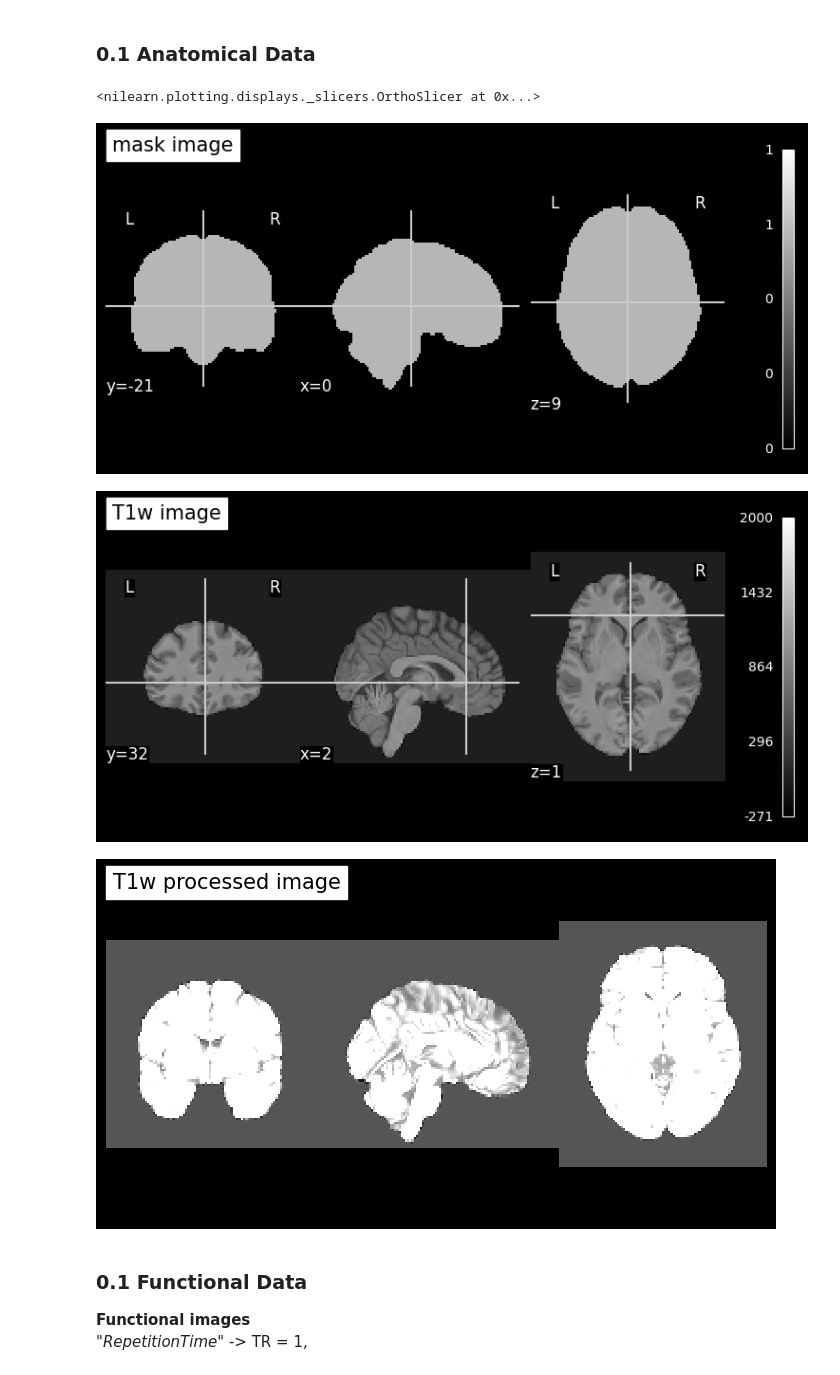
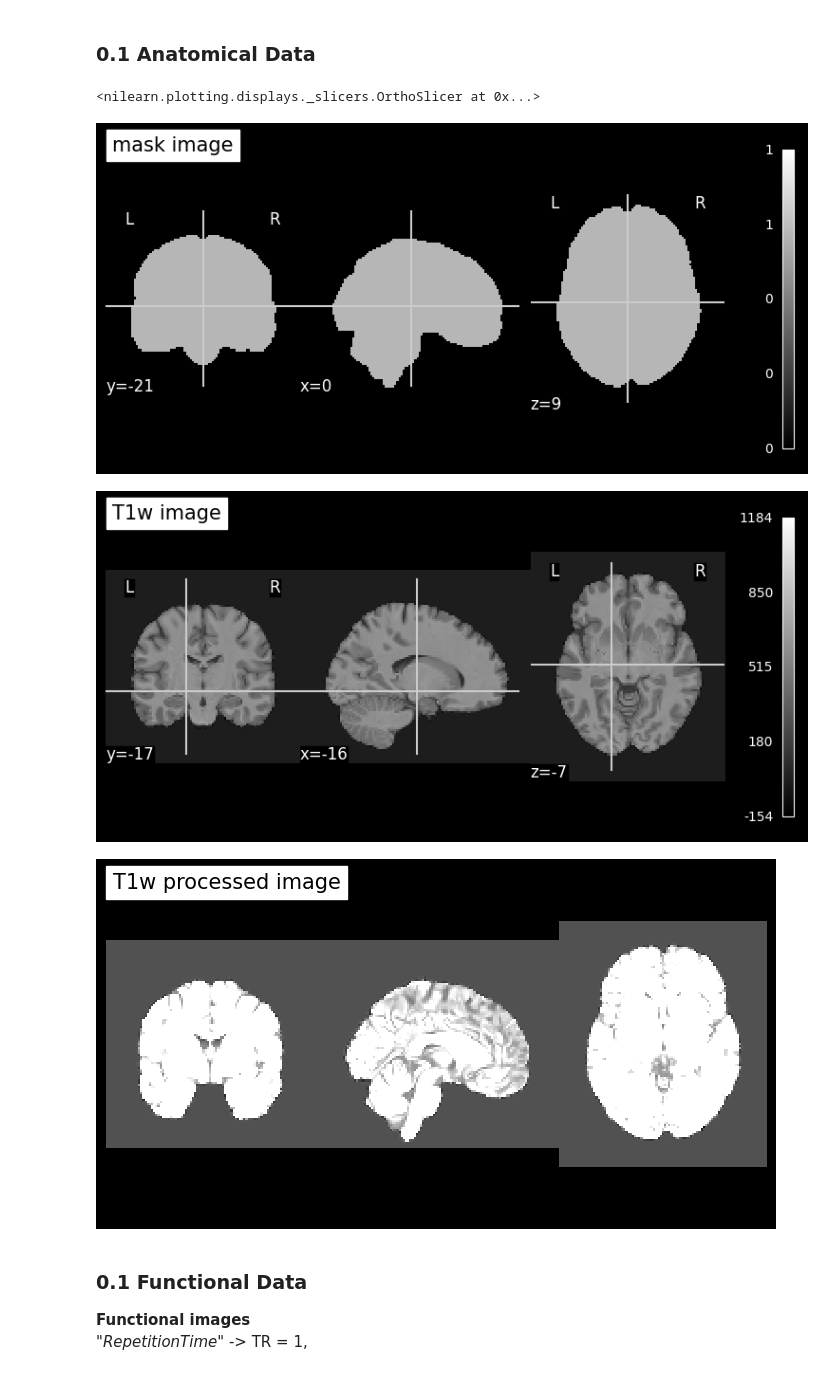
Before and after one commit to GalhardoCorreia/MusicBrainNetwork, a Jupyter notebook: scripts_seb/0.[decoding]feature-extraction_seb.ipynb, the cells around one changed output. Cells and saved outputs as stored; diff of their text form; code cells hidden in the pictures.

```diff
--- a/scripts_seb/0.[decoding]feature-extraction_seb.ipynb
+++ b/scripts_seb/0.[decoding]feature-extraction_seb.ipynb
@@ -25,8 +25,8 @@ from nilearn import image
 from nilearn.plotting import plot_anat, plot_img, plot_stat_map
 # %%
 # Set the path to the data directory
-src_dir = "../data"
-part_id = 'sub-02'
+src_dir = "..\data"
+part_id = 'sub-10'
 ses_id = 'ses-01'
 print(os.getcwd())
 # %% [output]
@@ -45,0 +34,7 @@ print(file_paths_func)
+# %%
+# Path to the T1w image
+anat_path = os.path.join(src_dir, part_id, ses_id, 'anat')
+
+anat_runs = os.listdir(anat_path)
+
+file_paths_anat = [f for f in anat_runs if f.endswith('nii.gz')]
@@ -48,19 +49,20 @@ print(file_paths_func)
 # %%
 for file in file_paths_anat:
     try:
         image_info = file.split('_')[-1].split('.')[0] #Splits between the last _ and the .
-        plot_anat(file, title=image_info + " image", colorbar=True, cbar_tick_format="%i")
+        anat_img = os.path.join(anat_path,file)
+        plot_anat(anat_img, title=image_info + " image", colorbar=True, cbar_tick_format="%i")
 
     except Exception as e:
         print(f"An error occurred while loading the file: {file}")
         print(f"Error: {str(e)}")
 
-plot_anat(file_paths_anat[1], title='T1w processed image', display_mode='ortho', dim=-1, draw_cross=False, annotate=False, cut_coords=(0, 0, 0))
+plot_anat(os.path.join(anat_path,file_paths_anat[1]), title='T1w processed image', display_mode='ortho', dim=-1, draw_cross=False, annotate=False, cut_coords=(0, 0, 0))
 # %% [output]
 <nilearn.plotting.displays._slicers.OrthoSlicer at 0x...>
 [figure]
-[figure, old version]
+[figure, new version]
-[figure, old version]
+[figure, new version]
 # %% [markdown]
 ### 0.1 Functional Data
 __Functional images__ <br>
```
Also changed, not shown: parts of 20 cells of this notebook, 5 other files.
